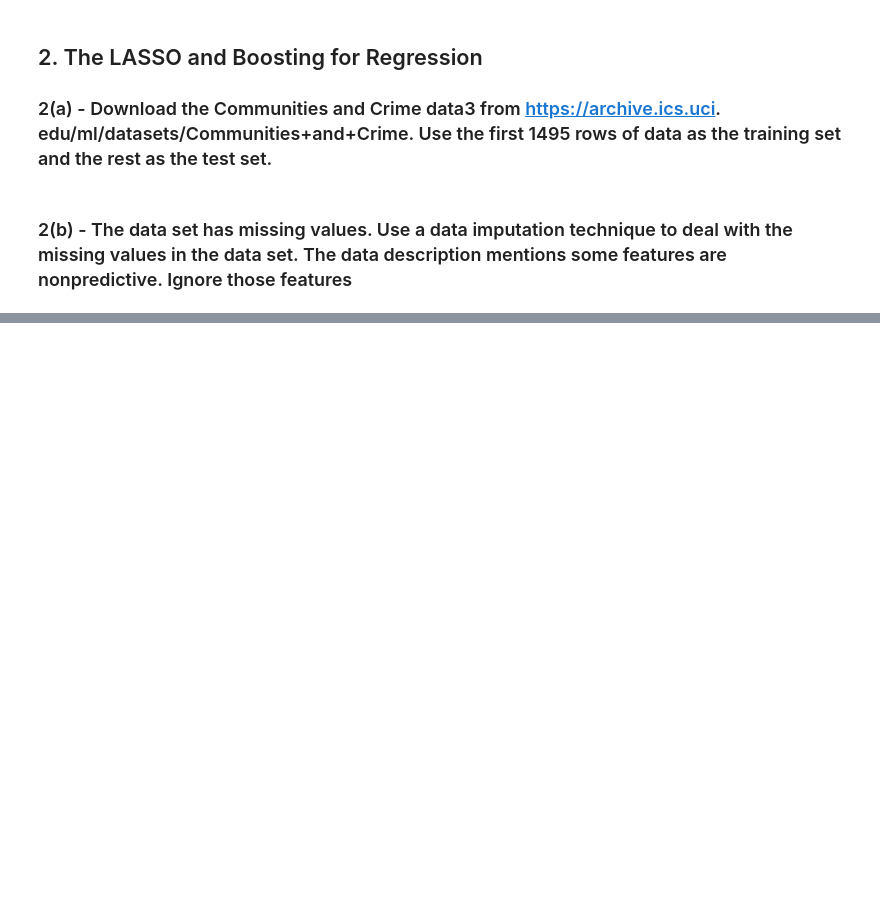
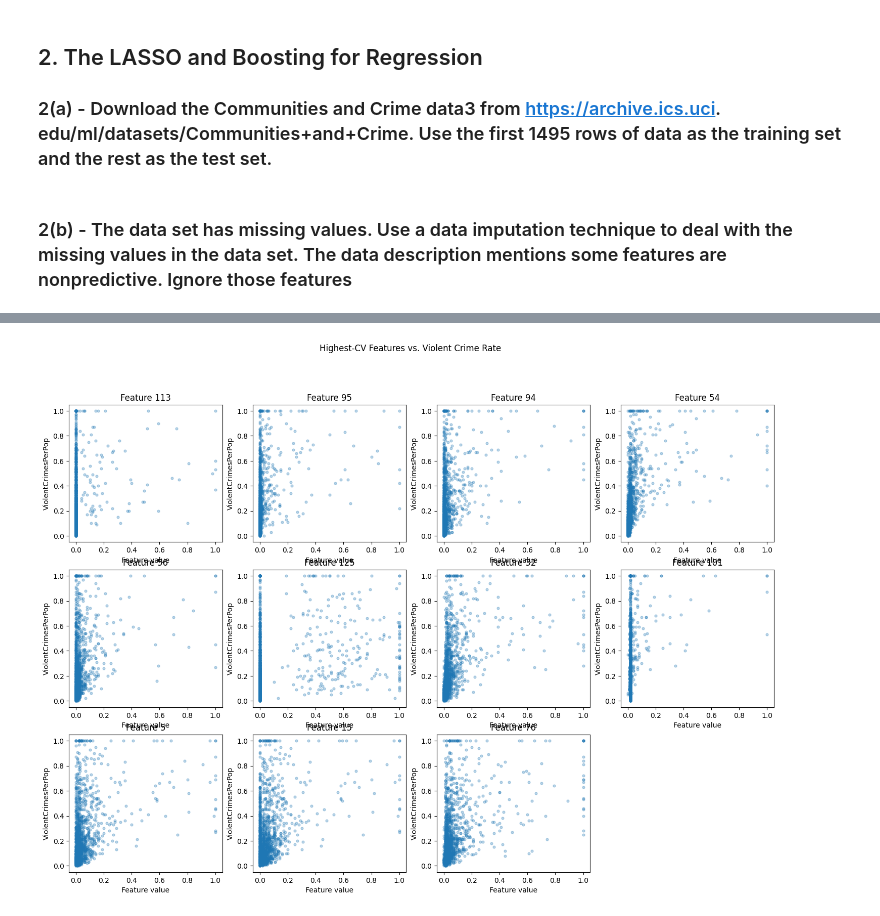
Before and after one commit to jfulch/dsci-552-fulcher-jesse-hw5, a Jupyter notebook: notebook/Fulcher_Jesse_HW5.ipynb, the cells around one changed output, grey strips where cells are left out. Cells and saved outputs as stored; diff of their text form; code cells hidden in the pictures; blank space fills up the shorter version.

```diff
--- a/notebook/Fulcher_Jesse_HW5.ipynb
+++ b/notebook/Fulcher_Jesse_HW5.ipynb
@@ -249,0 +290,13 @@ x_test = pd.DataFrame(
+# %%
+feature_means = x_train.mean()
+feature_stds = x_train.std(ddof=1)
+
+cv = feature_stds / feature_means.replace(0, float("nan"))
+
+cv_table = pd.DataFrame({
+    "mean": feature_means,
+    "sample_std": feature_stds,
+    "CV": cv
+})
+
+display(cv_table)
@@ -249,0 +319,4 @@ x_test = pd.DataFrame(
+# %%
+top_features = cv.dropna().nlargest(11).index
+
+display(cv_table.loc[top_features])
@@ -249,0 +336,16 @@ x_test = pd.DataFrame(
+# %%
+fig, axes = plt.subplots(3, 4, figsize=(18, 12))
+
+for ax, feature in zip(axes.flat, top_features):
+    ax.scatter(x_train[feature], y_train, alpha=0.3, s=12)
+    ax.set_title(f"Feature {feature}")
+    ax.set_xlabel("Feature value")
+    ax.set_ylabel("ViolentCrimesPerPop")
+
+for ax in axes.flat[len(top_features):]:
+    ax.set_visible(False)
+
+fig.suptitle("Highest-CV Features vs. Violent Crime Rate")
+plt.show()
+# %% [output]
+[figure, added]
```
Also changed, not shown: parts of 22 cells of this notebook.
